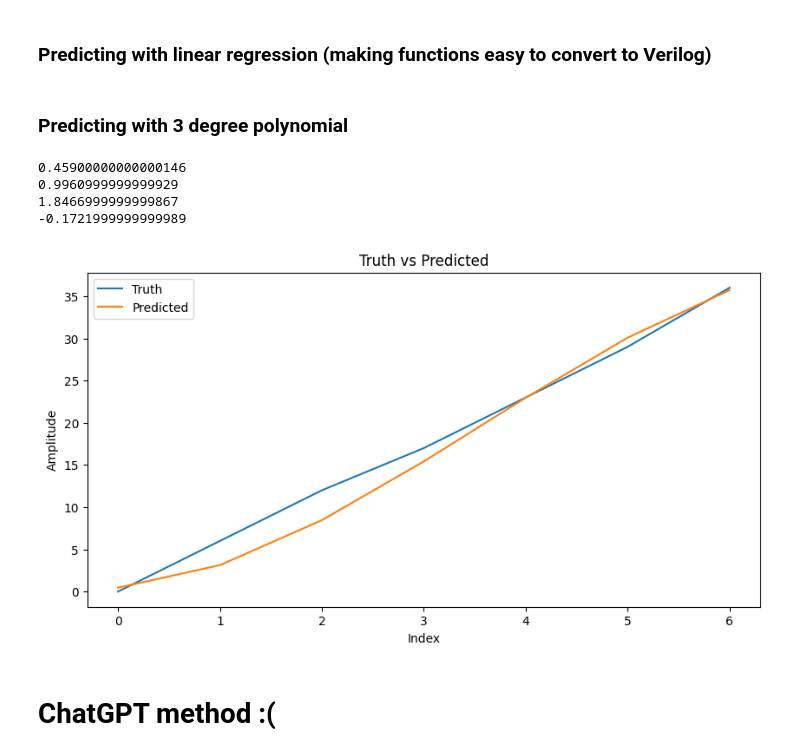
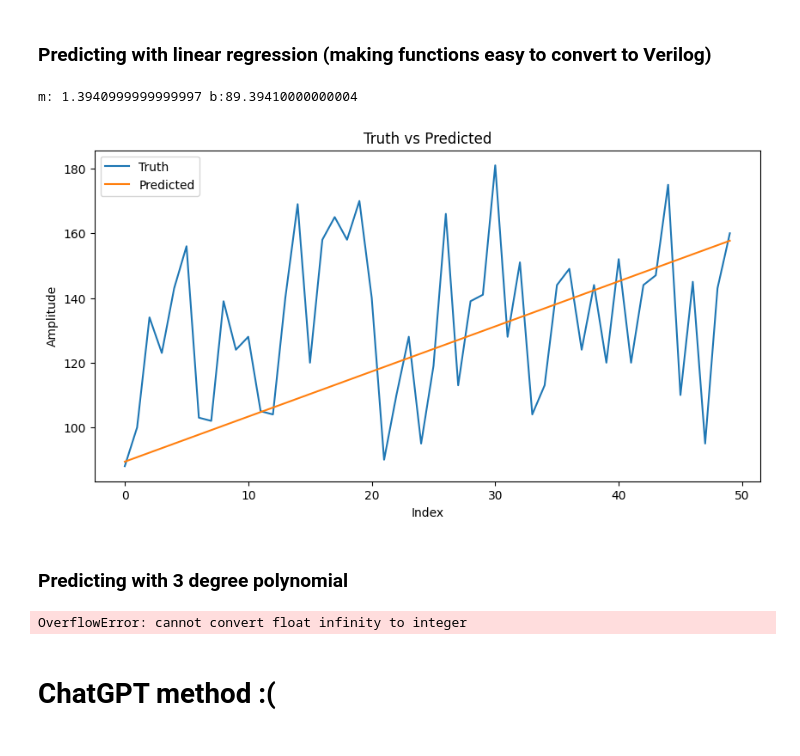
Before and after one commit to murrayinglis/YODA, a Jupyter notebook: gradient_descent.ipynb, the cells around one changed output. Cells and saved outputs as stored; diff of their text form; code cells hidden in the pictures.

```diff
--- a/gradient_descent.ipynb
+++ b/gradient_descent.ipynb
@@ -43,7 +43,7 @@ with open(data_file, "r") as file:
 d = []
 for line in lines:
     d.append(int(line))
-
+d = d[0:50]
 
 alph = 0.0001 # Learning rate
 b = 0
@@ -53,39 +53,43 @@ iterations = 1000
 predictions = []
 psum_m = 0
 psum_b = 0
+b = d[0]
 for i in range(iterations):
     for j in range(len(d)):
         predictions.append(int(m*j+b))
     for j in range(len(d)):
         psum_m += int(partial_m(m,b,j,d[j]))
         psum_b += int(partial_m(m,b,j,d[j]))
     psum_m = int(psum_m/len(d))
     psum_b = int(psum_b/len(d))
     m = m - alph*psum_m
     b = b - alph*psum_b
 
 
 print("m: " + str(m) + " b:" + str(b))
 
 
 y_pred = []
 for i in range(len(d)):
     y_pred.append(m*i+b)
 
 plt.figure(figsize=(10, 5))  # Adjust the figure size if needed
 
 # Plot truth
 plt.plot(d, linestyle='-', label='Truth')
 
 # Plot predicted
 plt.plot(y_pred, linestyle='-', label='Predicted')
 
 plt.title('Truth vs Predicted')
 plt.xlabel('Index')
 plt.ylabel('Amplitude')
 plt.legend()
 
 plt.show()
+# %% [output]
+m: 1.3940999999999997 b:89.39410000000004
+[figure, added]
 # %% [markdown]
 ### Predicting with 3 degree polynomial
 # %%
@@ -117,7 +121,7 @@ with open(data_file, "r") as file:
 d = []
 for line in lines:
     d.append(int(line))
-
+d = d[0:50]
 
 alph = 0.0001 # Learning rate
 iterations = 1000
@@ -163,11 +167,7 @@ plt.legend()
 
 plt.show()
 # %% [output]
-0.45900000000000146
-0.9960999999999929
-1.8466999999999867
--0.1721999999999989
+OverflowError: cannot convert float infinity to integer
-[figure, removed]
 # %% [markdown]
 # ChatGPT method :\(
 # %%
```
Also changed, not shown: parts of 8 cells of this notebook, 21 other files.
